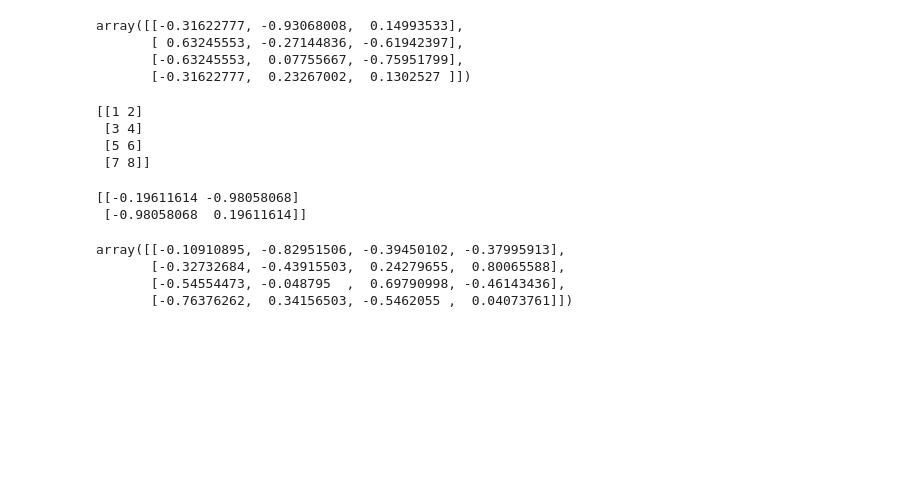
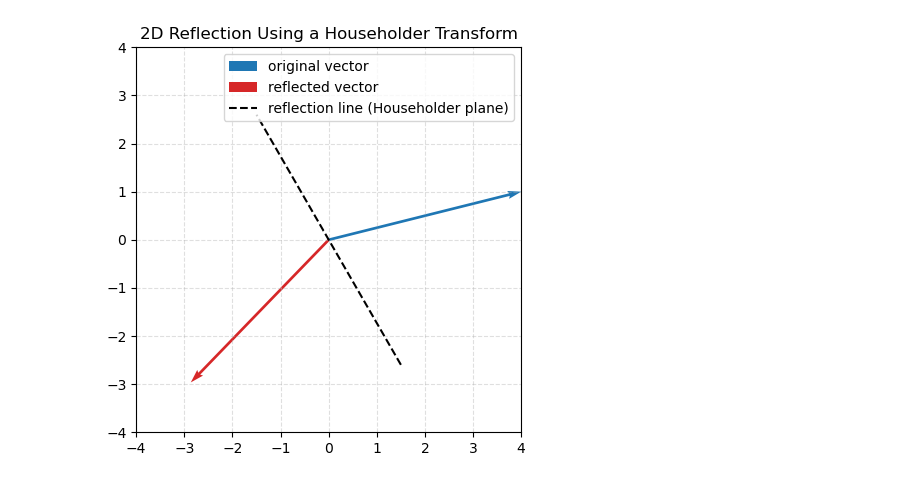
Before and after one commit to NietzscheDostoevsky/MastersDS, a Jupyter notebook: AM605/NumericalLA/QR-householder.ipynb, the cells around one changed output. Cells and saved outputs as stored; diff of their text form; code cells hidden in the pictures; blank space fills up the shorter version.

Commit message:
householder's done

```diff
--- a/AM605/NumericalLA/QR-householder.ipynb
+++ b/AM605/NumericalLA/QR-householder.ipynb
@@ -227,28 +3,39 @@ if __name__ == '__main__':
-# %%
-result = np.linalg.qr(A)
-result.Q
-# %% [output]
-array([[-0.31622777, -0.93068008,  0.14993533],
-       [ 0.63245553, -0.27144836, -0.61942397],
-       [-0.63245553,  0.07755667, -0.75951799],
-       [-0.31622777,  0.23267002,  0.1302527 ]])
-# %%
-B = np.array([1,2,3,4,5,6,7,8]).reshape(4,2)
-print(B)
-# %% [output]
-[[1 2]
- [3 4]
- [5 6]
- [7 8]]
-# %%
-print(np.linalg.qr(B).Q)
-# %% [output]
-[[-0.19611614 -0.98058068]
- [-0.98058068  0.19611614]]
-# %%
-qrfactor(B)[0]
-# %% [output]
-array([[-0.10910895, -0.82951506, -0.39450102, -0.37995913],
-       [-0.32732684, -0.43915503,  0.24279655,  0.80065588],
-       [-0.54554473, -0.048795  ,  0.69790998, -0.46143436],
-       [-0.76376262,  0.34156503, -0.5462055 ,  0.04073761]])
+# %%
+import numpy as np
+import matplotlib.pyplot as plt
+
+
+theta = np.pi / 6 # setting up line of reflection.
+n = np.array([np.cos(theta), np.sin(theta)]) # unit normal vector.
+
+# Householder's reflection in 2D
+H = np.eye(2) - 2 * np.outer(n, n)
+v = np.array([4,1])
+v_ref = H @ v
+
+plt.figure(figsize=(5,5))
+plt.grid(True, linestyle='--', alpha=0.4)
+plt.gca().set_aspect('equal', adjustable='box')
+
+# Draw original vector
+plt.quiver(0,0, v[0], v[1], angles='xy', scale_units='xy', scale=1,
+           color='tab:blue', width=0.007, label="original vector")
+
+# Draw reflected vector
+plt.quiver(0,0, v_ref[0], v_ref[1], angles='xy', scale_units='xy', scale=1,
+           color='tab:red', width=0.007, label="reflected vector")
+
+# Draw the line of reflection (perpendicular to n)
+d = np.array([-n[1], n[0]])  # direction vector along reflection line
+t = np.linspace(-3,3,100)
+x_line = t * d[0]
+y_line = t * d[1]
+plt.plot(x_line, y_line, 'k--', label='reflection line (Householder plane)')
+
+plt.xlim(-4,4)
+plt.ylim(-4,4)
+plt.title("2D Reflection Using a Householder Transform")
+plt.legend()
+plt.show()
+# %% [output]
+[figure, added]
```
Also changed, not shown: parts of 14 cells of this notebook.
